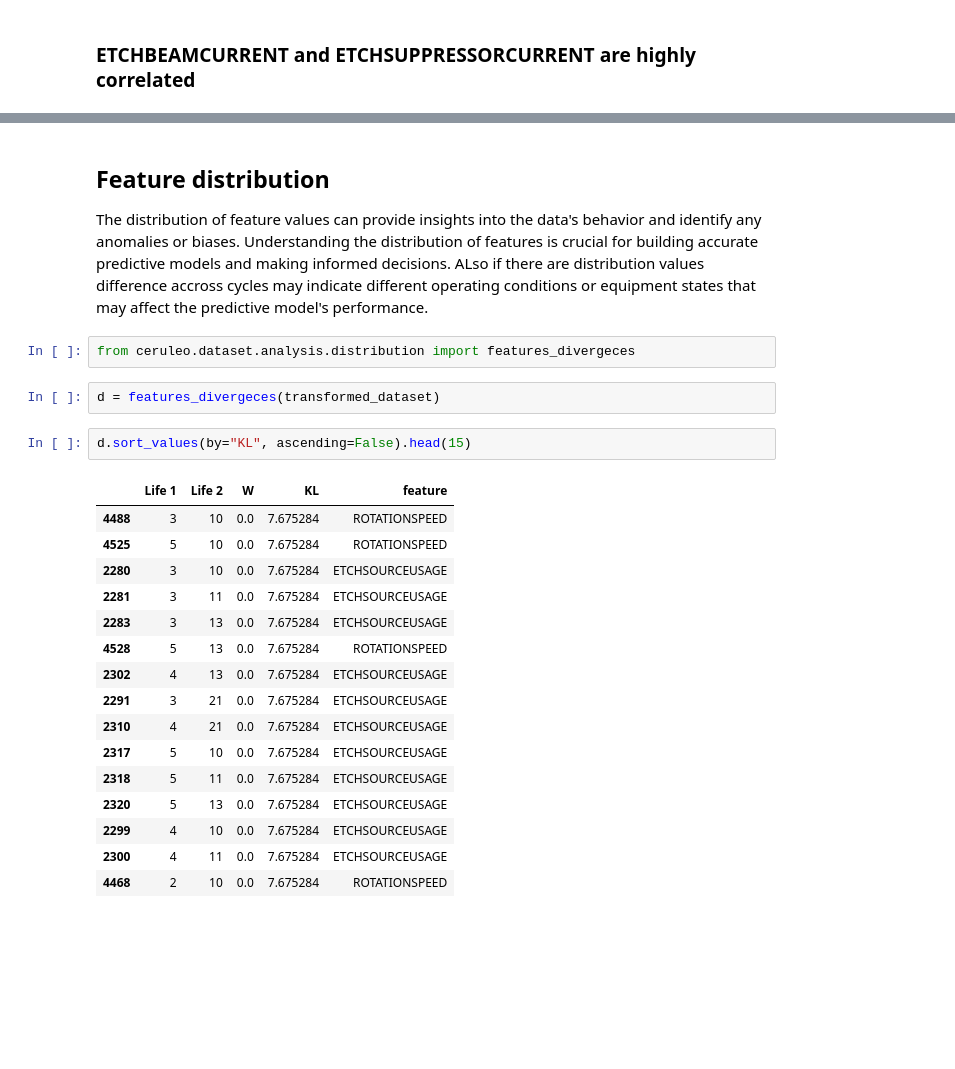
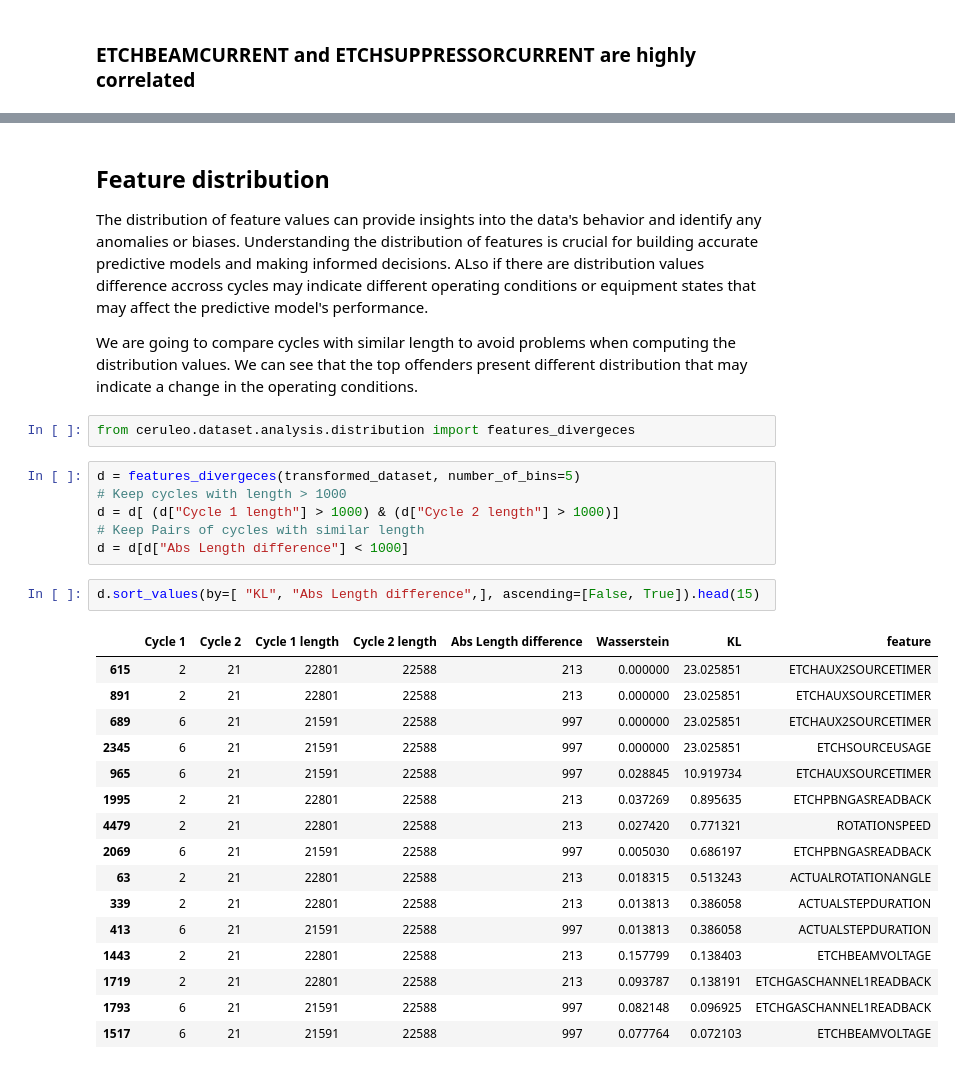
Before and after one commit to lucianolorenti/ceruleo, a Jupyter notebook: docs/dataset/analysis/Sensor Validation.ipynb, the cells around one changed output, grey strips where cells are left out. Cells and saved outputs as stored; diff of their text form; blank space fills up the shorter version.

```diff
--- a/docs/dataset/analysis/Sensor Validation.ipynb
+++ b/docs/dataset/analysis/Sensor Validation.ipynb
@@ -380,27 +380,34 @@ ax.legend()
 
 The distribution of feature values can provide insights into the data's behavior and identify any anomalies or biases. Understanding the distribution of features is crucial for building accurate predictive models and making informed decisions.
 ALso if there are distribution values difference accross cycles may indicate different operating conditions or equipment states that may affect the predictive model's performance.
+
+We are going to compare cycles with similar length to avoid problems when computing the distribution values.
+We can see that the top offenders present different distribution that may indicate a change in the operating conditions.
 # %%
 from ceruleo.dataset.analysis.distribution import features_divergeces
 # %%
-d = features_divergeces(transformed_dataset)
+d = features_divergeces(transformed_dataset, number_of_bins=5)
+# Keep cycles with length > 1000
+d = d[ (d["Cycle 1 length"] > 1000) & (d["Cycle 2 length"] > 1000)]
+# Keep Pairs of cycles with similar length
+d = d[d["Abs Length difference"] < 1000]
 # %%
-d.sort_values(by="KL", ascending=False).head(15)
+d.sort_values(by=[ "KL", "Abs Length difference",], ascending=[False, True]).head(15)
 # %% [output]
-|  | Life 1 | Life 2 | W | KL | feature |
-| 4488 | 3 | 10 | 0.0 | 7.675284 | ROTATIONSPEED |
-| 4525 | 5 | 10 | 0.0 | 7.675284 | ROTATIONSPEED |
-| 2280 | 3 | 10 | 0.0 | 7.675284 | ETCHSOURCEUSAGE |
-| 2281 | 3 | 11 | 0.0 | 7.675284 | ETCHSOURCEUSAGE |
-| 2283 | 3 | 13 | 0.0 | 7.675284 | ETCHSOURCEUSAGE |
-| 4528 | 5 | 13 | 0.0 | 7.675284 | ROTATIONSPEED |
-| 2302 | 4 | 13 | 0.0 | 7.675284 | ETCHSOURCEUSAGE |
-| 2291 | 3 | 21 | 0.0 | 7.675284 | ETCHSOURCEUSAGE |
-| 2310 | 4 | 21 | 0.0 | 7.675284 | ETCHSOURCEUSAGE |
-| 2317 | 5 | 10 | 0.0 | 7.675284 | ETCHSOURCEUSAGE |
-| 2318 | 5 | 11 | 0.0 | 7.675284 | ETCHSOURCEUSAGE |
-| 2320 | 5 | 13 | 0.0 | 7.675284 | ETCHSOURCEUSAGE |
-| 2299 | 4 | 10 | 0.0 | 7.675284 | ETCHSOURCEUSAGE |
-| 2300 | 4 | 11 | 0.0 | 7.675284 | ETCHSOURCEUSAGE |
-| 4468 | 2 | 10 | 0.0 | 7.675284 | ROTATIONSPEED |
+|  | Cycle 1 | Cycle 2 | Cycle 1 length | Cycle 2 length | Abs Length difference | Wasserstein | KL | feature |
+| 615 | 2 | 21 | 22801 | 22588 | 213 | 0.000000 | 23.025851 | ETCHAUX2SOURCETIMER |
+| 891 | 2 | 21 | 22801 | 22588 | 213 | 0.000000 | 23.025851 | ETCHAUXSOURCETIMER |
+| 689 | 6 | 21 | 21591 | 22588 | 997 | 0.000000 | 23.025851 | ETCHAUX2SOURCETIMER |
+| 2345 | 6 | 21 | 21591 | 22588 | 997 | 0.000000 | 23.025851 | ETCHSOURCEUSAGE |
+| 965 | 6 | 21 | 21591 | 22588 | 997 | 0.028845 | 10.919734 | ETCHAUXSOURCETIMER |
+| 1995 | 2 | 21 | 22801 | 22588 | 213 | 0.037269 | 0.895635 | ETCHPBNGASREADBACK |
+| 4479 | 2 | 21 | 22801 | 22588 | 213 | 0.027420 | 0.771321 | ROTATIONSPEED |
+| 2069 | 6 | 21 | 21591 | 22588 | 997 | 0.005030 | 0.686197 | ETCHPBNGASREADBACK |
+| 63 | 2 | 21 | 22801 | 22588 | 213 | 0.018315 | 0.513243 | ACTUALROTATIONANGLE |
+| 339 | 2 | 21 | 22801 | 22588 | 213 | 0.013813 | 0.386058 | ACTUALSTEPDURATION |
+| 413 | 6 | 21 | 21591 | 22588 | 997 | 0.013813 | 0.386058 | ACTUALSTEPDURATION |
+| 1443 | 2 | 21 | 22801 | 22588 | 213 | 0.157799 | 0.138403 | ETCHBEAMVOLTAGE |
+| 1719 | 2 | 21 | 22801 | 22588 | 213 | 0.093787 | 0.138191 | ETCHGASCHANNEL1READBACK |
+| 1793 | 6 | 21 | 21591 | 22588 | 997 | 0.082148 | 0.096925 | ETCHGASCHANNEL1READBACK |
+| 1517 | 6 | 21 | 21591 | 22588 | 997 | 0.077764 | 0.072103 | ETCHBEAMVOLTAGE |
 # %%
```
Also changed, not shown: parts of 15 cells of this notebook, 4 other files.
